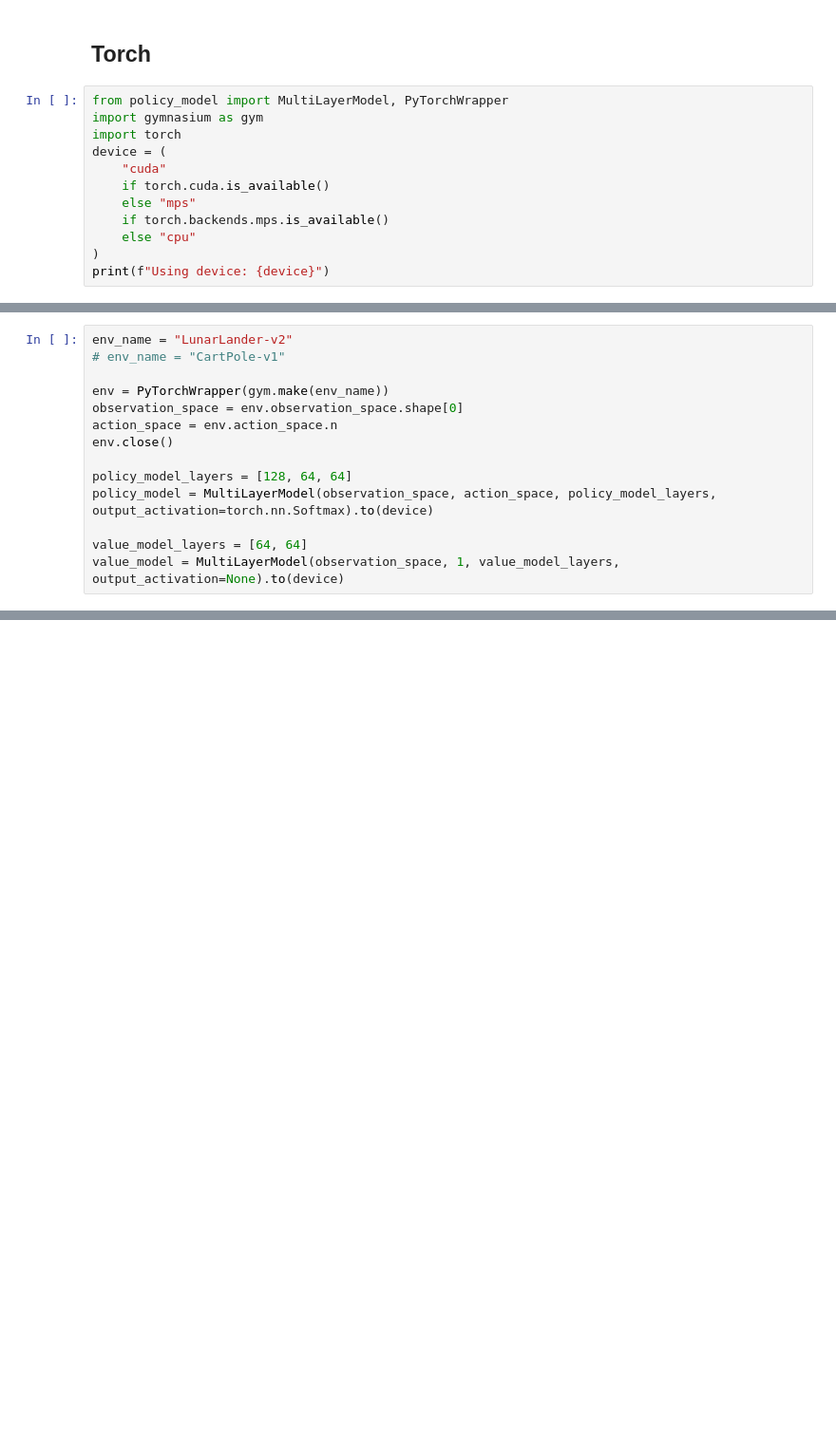
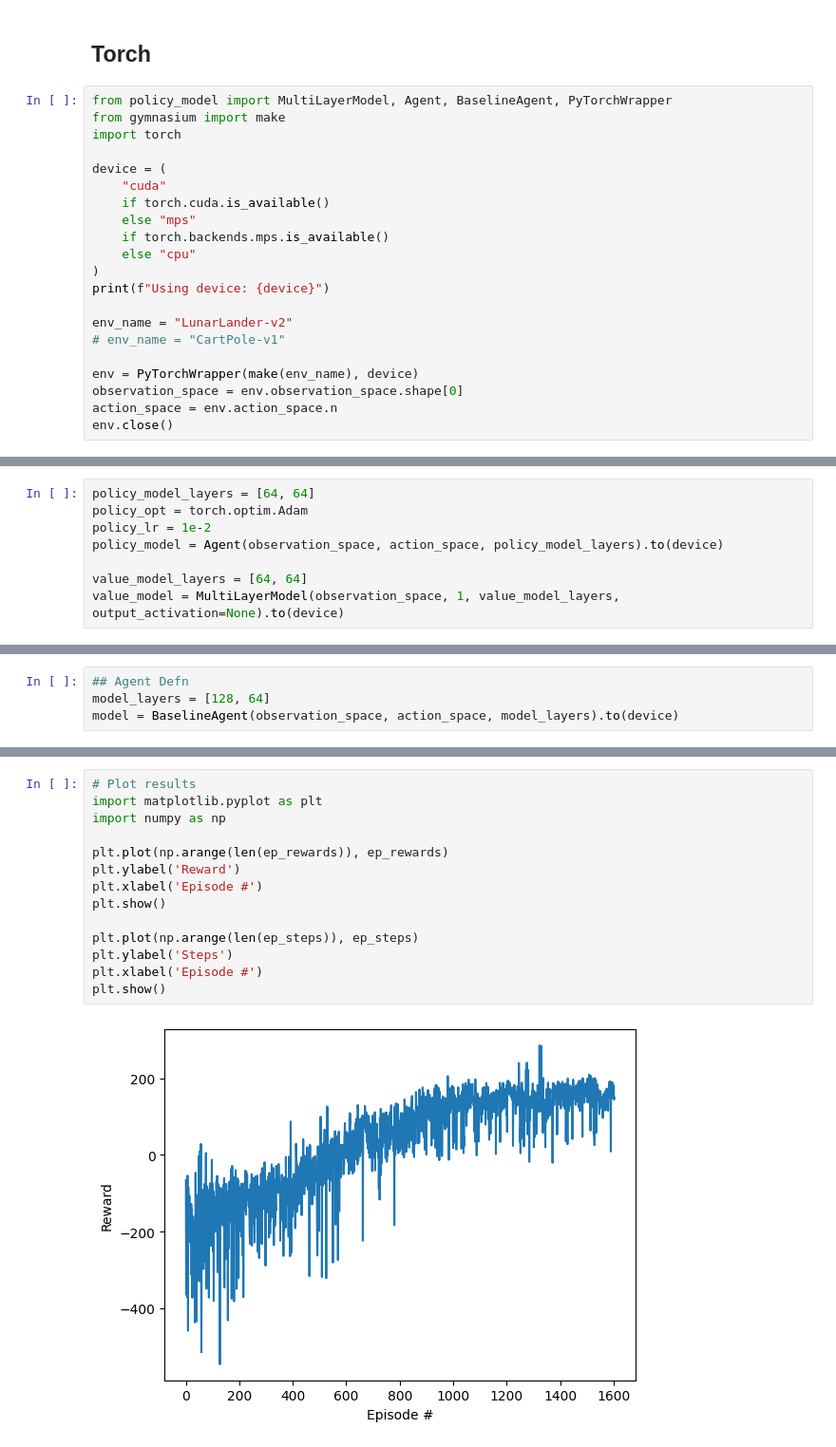
Before and after one commit to jim-dilkes/policy-gradient, a Jupyter notebook: policy_gradient.ipynb, the cells around one changed output, grey strips where cells are left out. Shown: that part at 95% size. Drawn from its saved outputs; the diff is of its cells as text; blank space fills up the shorter version.

Commit message:
Refactor in to Agent classes

```diff
--- a/policy_gradient.ipynb
+++ b/policy_gradient.ipynb
@@ -3,9 +3,10 @@
 # %% [markdown]
 ## Torch
 # %%
-from policy_model import MultiLayerModel, PyTorchWrapper
-import gymnasium as gym
+from policy_model import MultiLayerModel, Agent, BaselineAgent, PyTorchWrapper
+from gymnasium import make
 import torch
+
 device = (
     "cuda"
     if torch.cuda.is_available()
@@ -14,4 +15,12 @@ device = (
     else "cpu"
 )
 print(f"Using device: {device}")
+
+env_name = "LunarLander-v2"
+# env_name = "CartPole-v1"
+
+env = PyTorchWrapper(make(env_name), device)
+observation_space = env.observation_space.shape[0]
+action_space = env.action_space.n
+env.close()
 # %% [output]
@@ -19,14 +30,8 @@ Using device: cuda
 # %%
-env_name = "LunarLander-v2"
-# env_name = "CartPole-v1"
-
-env = PyTorchWrapper(gym.make(env_name))
-observation_space = env.observation_space.shape[0]
-action_space = env.action_space.n
-env.close()
-
-policy_model_layers = [128, 64, 64]
-policy_model = MultiLayerModel(observation_space, action_space, policy_model_layers, output_activation=torch.nn.Softmax).to(device)
+policy_model_layers = [64, 64]
+policy_opt = torch.optim.Adam
+policy_lr = 1e-2
+policy_model = Agent(observation_space, action_space, policy_model_layers).to(device)
 
 value_model_layers = [64, 64]
 value_model = MultiLayerModel(observation_space, 1, value_model_layers, output_activation=None).to(device)
@@ -120,0 +94,4 @@ RuntimeError: Expected all tensors to be on the same device, but found at least
+# %%
+## Agent Defn
+model_layers = [128, 64]
+model = BaselineAgent(observation_space, action_space, model_layers).to(device)
@@ -120,0 +171,16 @@ RuntimeError: Expected all tensors to be on the same device, but found at least
+# %%
+# Plot results
+import matplotlib.pyplot as plt
+import numpy as np
+
+plt.plot(np.arange(len(ep_rewards)), ep_rewards)
+plt.ylabel('Reward')
+plt.xlabel('Episode #')
+plt.show()
+
+plt.plot(np.arange(len(ep_steps)), ep_steps)
+plt.ylabel('Steps')
+plt.xlabel('Episode #')
+plt.show()
+# %% [output]
+[figure, added]
```
Also changed, not shown: parts of 10 cells of this notebook, 3 other files.
